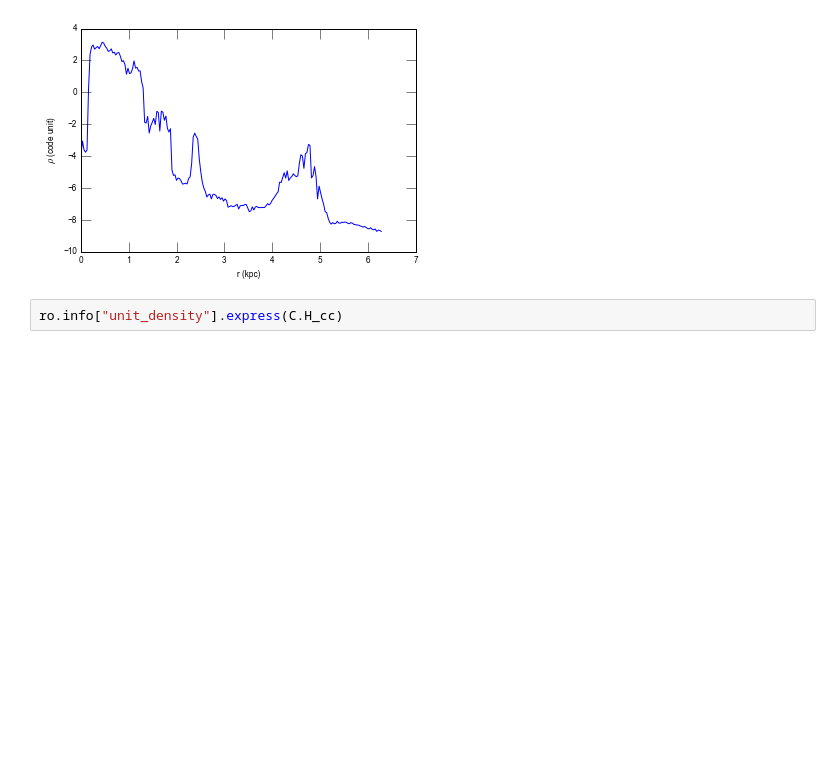
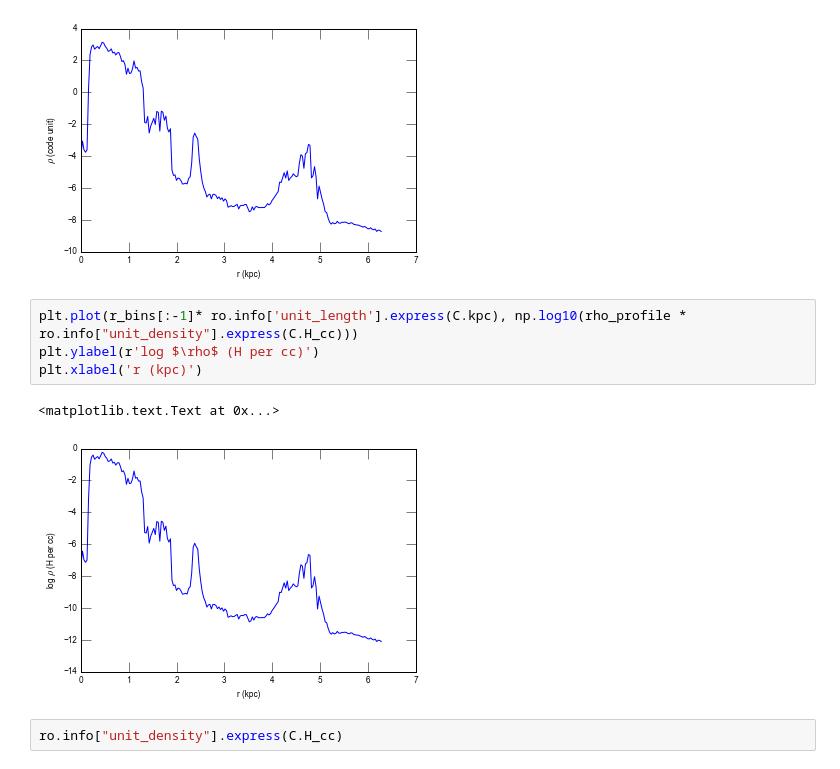
Before and after one commit to astro313/mc_eor, a Jupyter notebook: test_read_h2.ipynb, the cells around one changed output. Drawn from its saved outputs; the diff is of its cells as text; blank space fills up the shorter version.

```diff
--- a/test_read_h2.ipynb
+++ b/test_read_h2.ipynb
@@ -174,6 +174,13 @@ plt.xlabel('r (kpc)')
 # %% [output]
 <matplotlib.text.Text at 0x...>
 [figure]
+# %%
+plt.plot(r_bins[:-1]* ro.info['unit_length'].express(C.kpc), np.log10(rho_profile * ro.info["unit_density"].express(C.H_cc)))
+plt.ylabel(r'log $\rho$ (H per cc)')
+plt.xlabel('r (kpc)')
+# %% [output]
+<matplotlib.text.Text at 0x...>
+[figure, added]
 # %%
 ro.info["unit_density"].express(C.H_cc)
 # %% [output]
```
Also changed, not shown: parts of 12 cells of this notebook.
